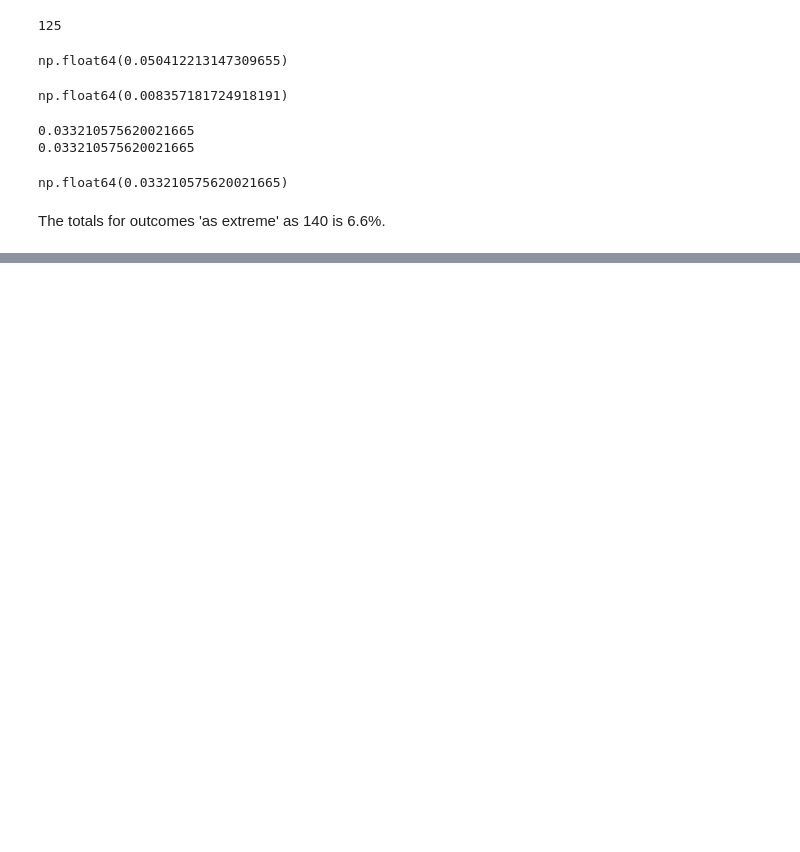
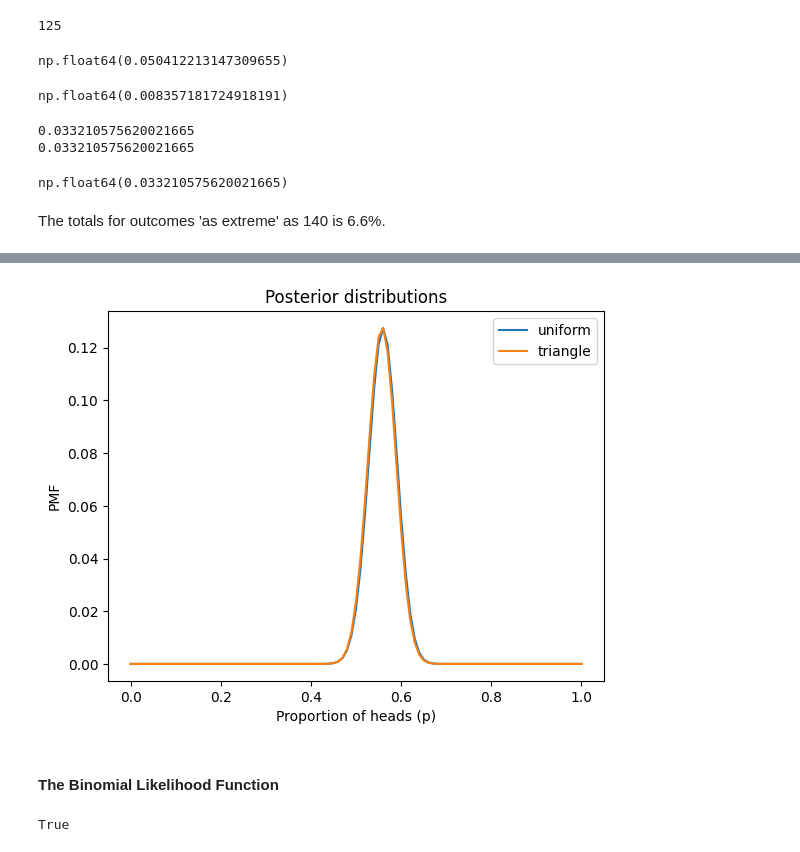
Before and after one commit to coletlacroix/math, a Jupyter notebook: 00.10_Think_Bayes_Downey/4_estimating_proportions.ipynb, the cells around one changed output, grey strips where cells are left out. Cells and saved outputs as stored; diff of their text form; code cells hidden in the pictures; blank space fills up the shorter version.

```diff
--- a/00.10_Think_Bayes_Downey/4_estimating_proportions.ipynb
+++ b/00.10_Think_Bayes_Downey/4_estimating_proportions.ipynb
@@ -103,0 +170,32 @@ The totals for outcomes 'as extreme' as 140 is 6.6%.
+# %%
+update_euro(uniform, dataset)
+update_euro(triangle, dataset)
+
+uniform.plot(label='uniform')
+triangle.plot(label='triangle')
+plt.xlabel('Proportion of heads (p)')
+plt.ylabel('PMF')
+plt.title('Posterior distributions')
+plt.legend()
+plt.show()
+# %% [output]
+[figure, added]
+# %% [markdown]
+#### The Binomial Likelihood Function
+# %%
+from scipy.stats import binom
+
+def update_binomial(pmf, data):
+    k, n = data
+    xs = pmf.qs
+    likelihood = binom.pmf(k,n,xs)
+    pmf *= likelihood
+    pmf.normalize()
+
+uniform2 = Pmf(1, hypos, name = 'uniform2')
+data = 140, 250
+update_binomial(uniform2, data)
+
+np.allclose(uniform, uniform2)
+# %% [output]
+True
```
Also changed, not shown: parts of 8 cells of this notebook, 1 other file.
